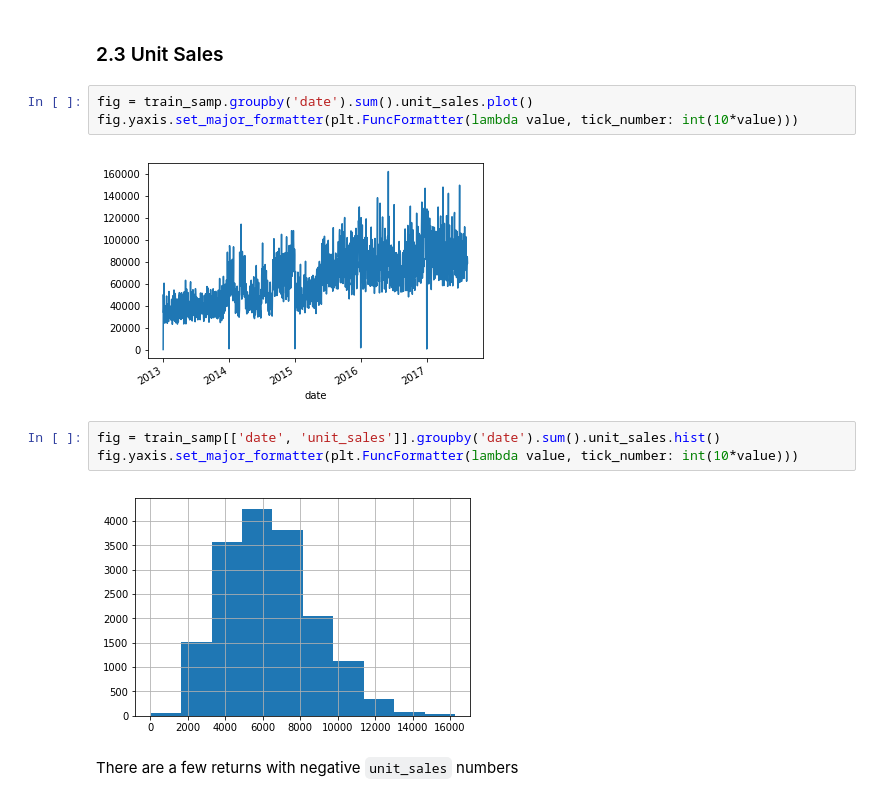
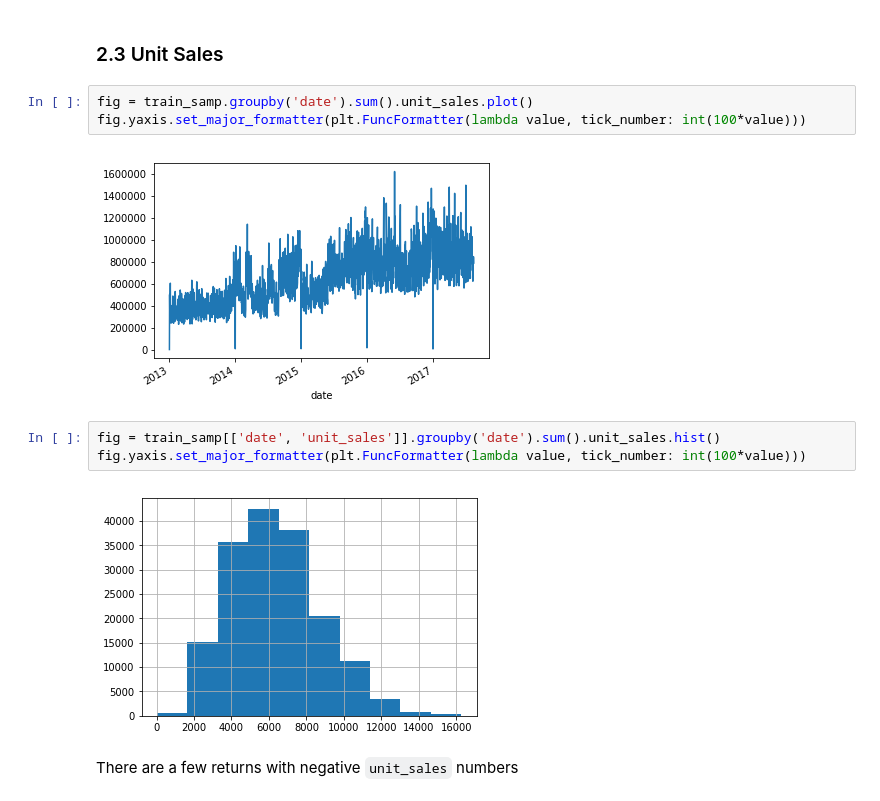
Before and after one commit to jonas-pettersson/fast-ai, a Jupyter notebook: Exploration and Prediction for Structured Data.ipynb, the cells around one changed output. Drawn from its saved outputs; the diff is of its cells as text.

Commit message:
bug in scaling of tick_number in plots

````diff
--- a/Exploration and Prediction for Structured Data.ipynb
+++ b/Exploration and Prediction for Structured Data.ipynb
@@ -190,14 +189,14 @@ len(train_samp)
 ### 2.3 Unit Sales
 # %%
 fig = train_samp.groupby('date').sum().unit_sales.plot()
-fig.yaxis.set_major_formatter(plt.FuncFormatter(lambda value, tick_number: int(10*value)))
+fig.yaxis.set_major_formatter(plt.FuncFormatter(lambda value, tick_number: int(100*value)))
 # %% [output]
-[figure, old version]
+[figure, new version]
 # %%
 fig = train_samp[['date', 'unit_sales']].groupby('date').sum().unit_sales.hist()
-fig.yaxis.set_major_formatter(plt.FuncFormatter(lambda value, tick_number: int(10*value)))
+fig.yaxis.set_major_formatter(plt.FuncFormatter(lambda value, tick_number: int(100*value)))
 # %% [output]
-[figure, old version]
+[figure, new version]
 # %% [markdown]
 There are a few returns with negative ```unit_sales``` numbers
 # %%
````
Also changed, not shown: parts of 1 cell of this notebook.
